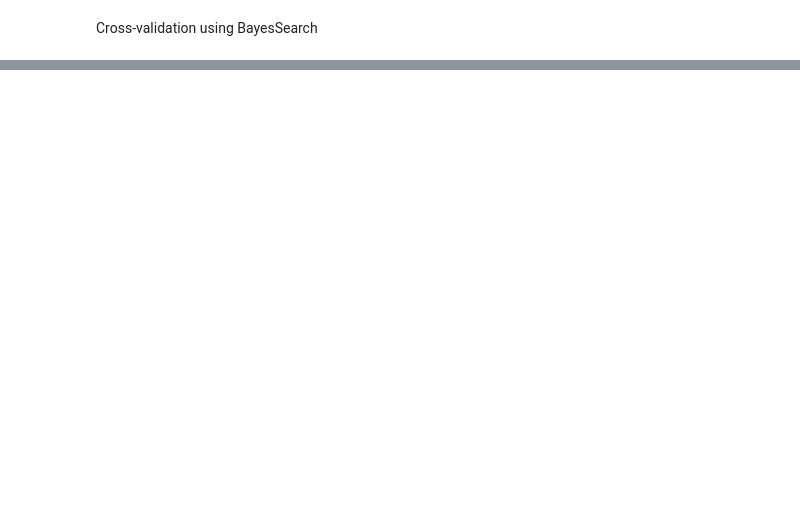
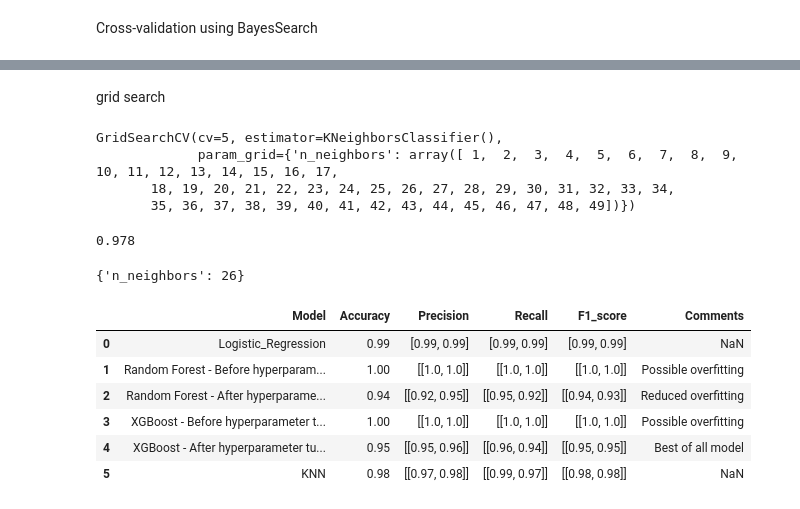
Before and after one commit to lavish315/mobile_price_range_prediction, a Jupyter notebook: Final_mobile_price_range_prediction_submission.ipynb, the cells around one changed output, grey strips where cells are left out. Saved outputs shown, nothing was run; the diff lists cells and outputs as text; code cells hidden in the pictures; blank space fills up the shorter version.

```diff
--- a/Final_mobile_price_range_prediction_submission.ipynb
+++ b/Final_mobile_price_range_prediction_submission.ipynb
@@ -1557,0 +1720,2 @@ test_df=test_df.append(dict2,ignore_index=True)
+# %%
+Y_pred1 = knn.predict(X_train)
@@ -1557,0 +1778,10 @@ test_df=test_df.append(dict2,ignore_index=True)
+# %%
+# storing metric values in train df for later comparisons
+
+dict1={'Model':'KNN',
+       'Accuracy':round(accuracy_score(Y_train,Y_pred1),2),
+       'Precision':[list(np.around(precision_score(Y_train,Y_pred1,average=None),decimals=2))],
+       'Recall':[list(np.around(recall_score(Y_train,Y_pred1,average=None),decimals=2))],
+       'F1_score':[list(np.around(f1_score(Y_train,Y_pred1,average=None),decimals=2))],}
+      #  'Comments':'Best of all model'}
+training_df=training_df.append(dict1,ignore_index=True)
@@ -1557,0 +1798,2 @@ test_df=test_df.append(dict2,ignore_index=True)
+# %% [markdown]
+grid search
@@ -1557,0 +1803,29 @@ test_df=test_df.append(dict2,ignore_index=True)
+# %%
+knn = KNeighborsClassifier()
+knn_cv= GridSearchCV(knn,param_grid,cv=5)
+knn_cv.fit(X,Y)
+# %% [output]
+GridSearchCV(cv=5, estimator=KNeighborsClassifier(),
+             param_grid={'n_neighbors': array([ 1,  2,  3,  4,  5,  6,  7,  8,  9, 10, 11, 12, 13, 14, 15, 16, 17,
+       18, 19, 20, 21, 22, 23, 24, 25, 26, 27, 28, 29, 30, 31, 32, 33, 34,
+       35, 36, 37, 38, 39, 40, 41, 42, 43, 44, 45, 46, 47, 48, 49])})
+# %%
+knn_cv.best_score_
+# %% [output]
+0.978
+# %%
+knn_cv.best_params_
+# %% [output]
+{'n_neighbors': 26}
+# %%
+# checking the training set values
+
+training_df
+# %% [output]
+|  | Model | Accuracy | Precision | Recall | F1_score | Comments |
+| 0 | Logistic_Regression | 0.99 | [0.99, 0.99] | [0.99, 0.99] | [0.99, 0.99] | NaN |
+| 1 | Random Forest - Before hyperparam... | 1.00 | [[1.0, 1.0]] | [[1.0, 1.0]] | [[1.0, 1.0]] | Possible overfitting |
+| 2 | Random Forest - After hyperparame... | 0.94 | [[0.92, 0.95]] | [[0.95, 0.92]] | [[0.94, 0.93]] | Reduced overfitting |
+| 3 | XGBoost - Before hyperparameter t... | 1.00 | [[1.0, 1.0]] | [[1.0, 1.0]] | [[1.0, 1.0]] | Possible overfitting |
+| 4 | XGBoost - After hyperparameter tu... | 0.95 | [[0.95, 0.96]] | [[0.96, 0.94]] | [[0.95, 0.95]] | Best of all model |
+| 5 | KNN | 0.98 | [[0.97, 0.98]] | [[0.99, 0.97]] | [[0.98, 0.98]] | NaN |
```
Also changed, not shown: parts of 40 cells of this notebook.
